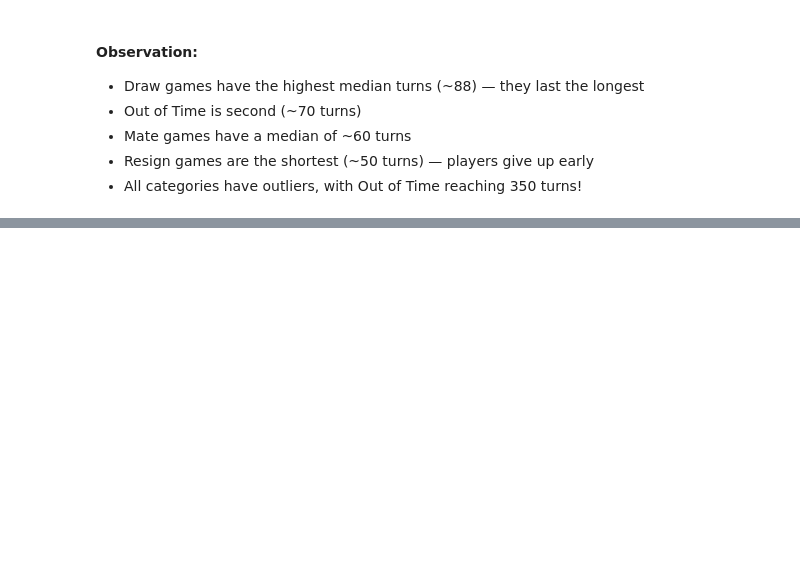
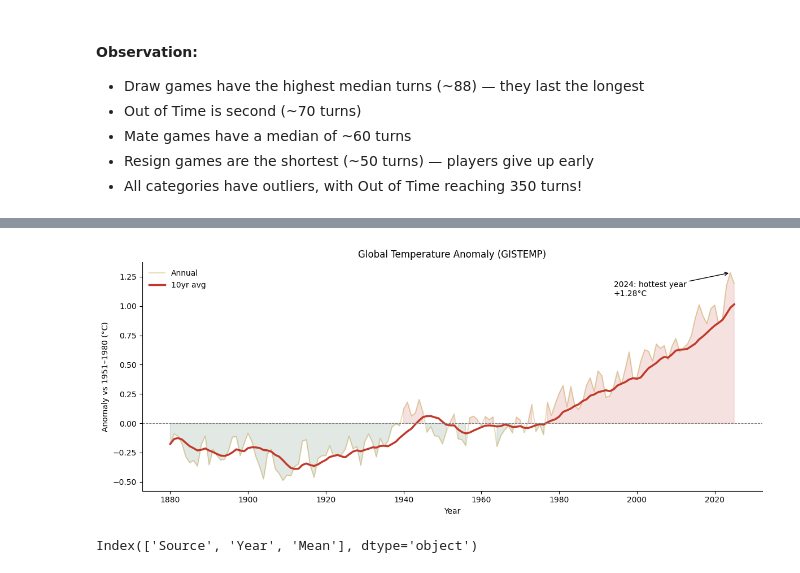
Before and after one commit to dina-masry/Chess_game, a Jupyter notebook: notebooks/01_explore.ipynb, the cells around one changed output, grey strips where cells are left out. Drawn from its saved outputs; the diff is of its cells as text; code cells hidden in the pictures; blank space fills up the shorter version.

```diff
--- a/notebooks/01_explore.ipynb
+++ b/notebooks/01_explore.ipynb
@@ -423,0 +540,5 @@ ax.figure.savefig('../output/turns_by_victory_status.png')
+# %%
+temp = pd.read_csv('../data/raw/temp_annual.csv')
+gistemp = temp[temp['Source'] == 'GISTEMP'].copy()
+gistemp['rolling_10'] = gistemp['Mean'].rolling(window=10, min_periods=1).mean()
+gistemp.head()
@@ -423,0 +552,41 @@ ax.figure.savefig('../output/turns_by_victory_status.png')
+# %%
+fig, ax = plt.subplots(figsize=(12, 5))
+
+ax.plot(gistemp['Year'], gistemp['Mean'], color='#C9A84C', alpha=0.4, label='Annual')
+ax.plot(gistemp['Year'], gistemp['rolling_10'], color='#C0392B', linewidth=2.5, label='10yr avg')
+
+ax.axhline(y=0, color='grey', linewidth=0.8, linestyle='--')
+
+ax.fill_between(gistemp['Year'], 0, gistemp['Mean'],
+                where=gistemp['Mean'] > 0, alpha=0.15, color='#C0392B')
+ax.fill_between(gistemp['Year'], 0, gistemp['Mean'],
+                where=gistemp['Mean'] <= 0, alpha=0.15, color='#3D6B4F')
+
+max_idx = gistemp['Mean'].idxmax()
+max_year = gistemp.loc[max_idx, 'Year']
+max_val = gistemp.loc[max_idx, 'Mean']
+
+ax.annotate(f'{max_year}: hottest year\n+{max_val:.2f}°C',
+             xy=(max_year, max_val),
+             xytext=(max_year - 30, max_val - 0.2),
+             arrowprops=dict(arrowstyle='->', color='black'))
+
+ax.set_title('Global Temperature Anomaly (GISTEMP)')
+ax.set_xlabel('Year')
+ax.set_ylabel('Anomaly vs 1951–1980 (°C)')
+ax.legend(frameon=False)
+ax.spines[['top','right']].set_visible(False)
+
+fig.tight_layout()
+plt.savefig('../output/temperature.png', dpi=150, bbox_inches='tight')
+# %% [output]
+[figure, added]
+# %%
+TEMP_MONTHLY_URL = "https://raw.githubusercontent.com/datasets/global-temp/main/data/monthly.csv"
+temp_m = pd.read_csv(TEMP_MONTHLY_URL)
+
+# working copy
+temp_m2 = temp_m.copy()
+temp_m2.columns
+# %% [output]
+Index(['Source', 'Year', 'Mean'], dtype='object')
```
Also changed, not shown: parts of 25 cells of this notebook, 8 other files.
